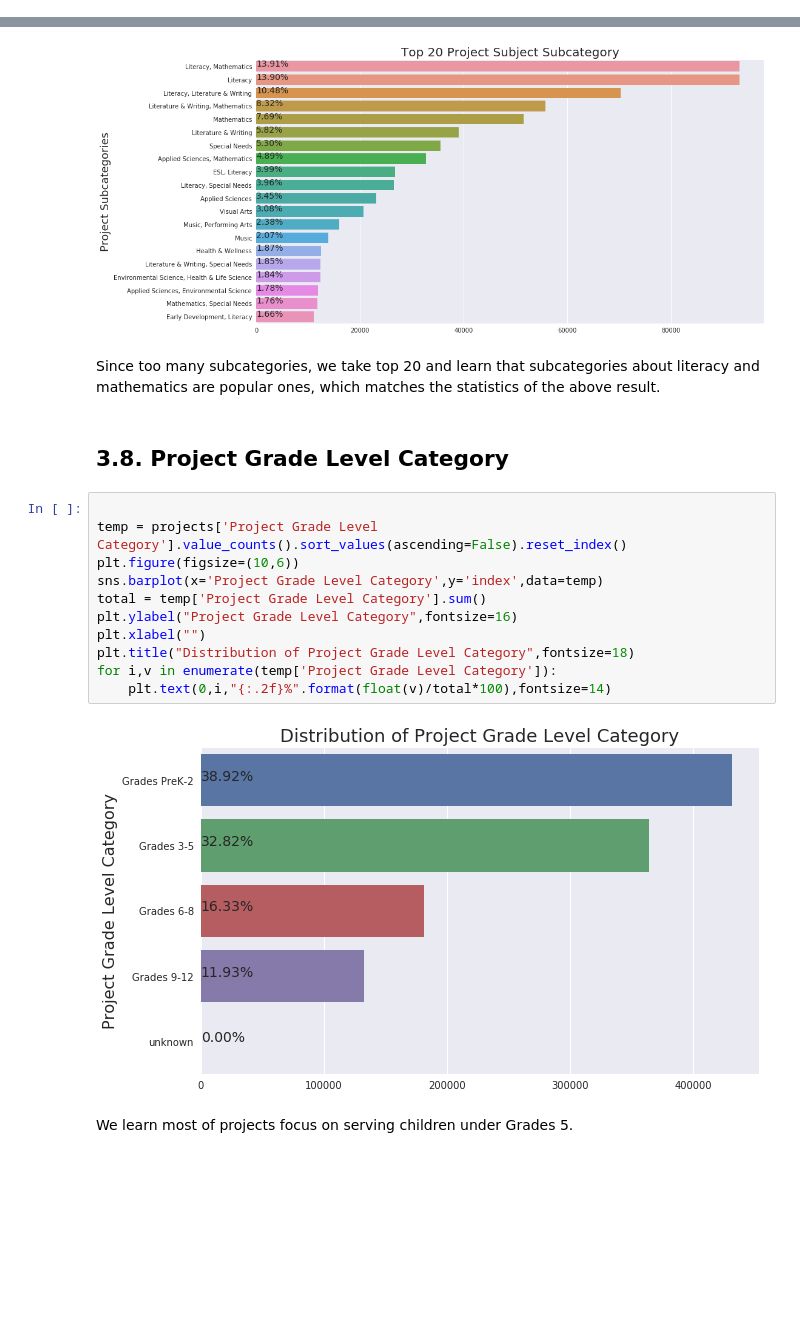
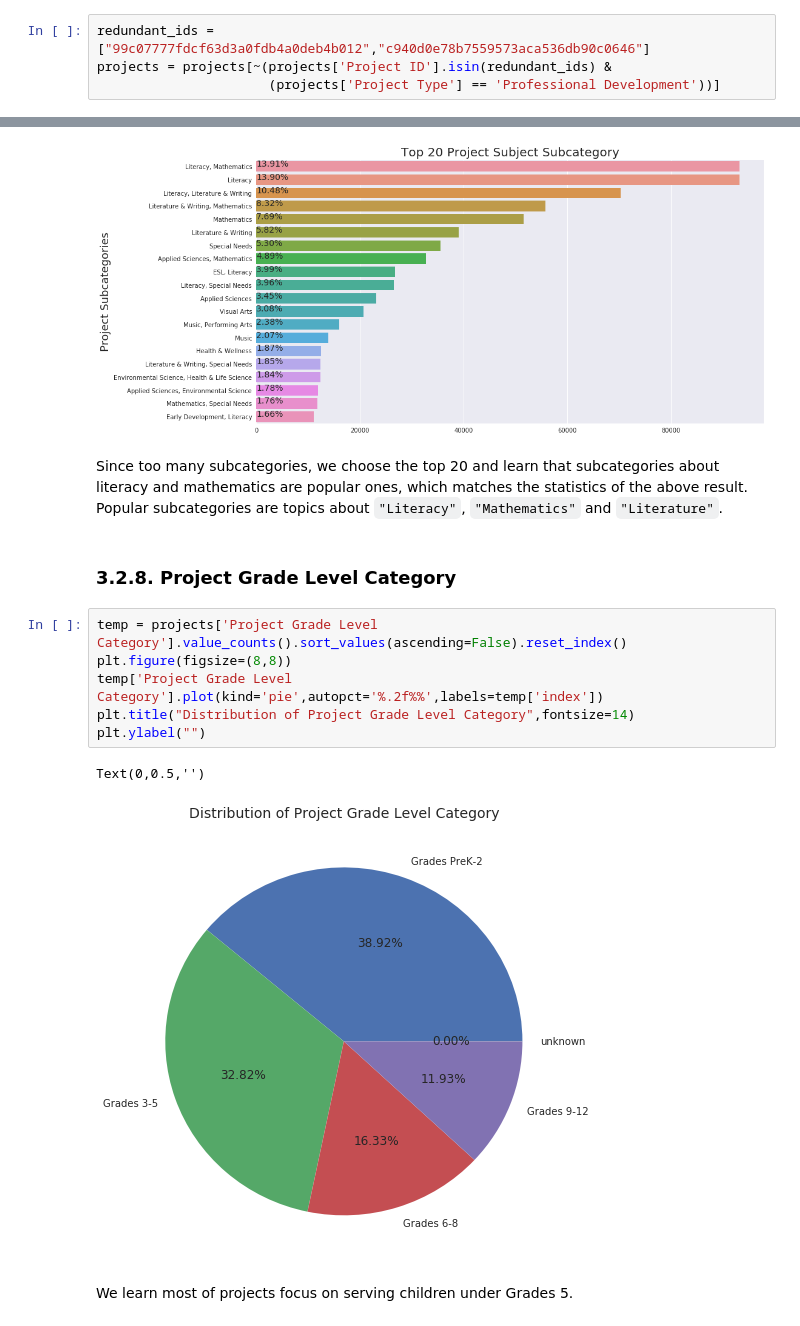
Before and after one commit to nrgdoublex/EDA_DonorsChoose, a Jupyter notebook: EDA.ipynb, the cells around one changed output, grey strips where cells are left out. Saved outputs shown, nothing was run; the diff lists cells and outputs as text; blank space fills up the shorter version.

Commit message:
Revise summary statistic section

```diff
--- a/EDA.ipynb
+++ b/EDA.ipynb
@@ -276,0 +398,4 @@ Text(0.5,1,'Top 20 Donor Cart Sequence')
+# %%
+redundant_ids = ["99c07777fdcf63d3a0fdb4a0deb4b012","c940d0e78b7559573aca536db90c0646"]
+projects = projects[~(projects['Project ID'].isin(redundant_ids) &
+                      (projects['Project Type'] == 'Professional Development'))]
@@ -339,22 +526,18 @@ for i,v in enumerate(temp['Project Subject Subcategory Tree']):
 # %% [output]
 [figure]
 # %% [markdown]
-Since too many subcategories, we take top 20 and learn that subcategories about literacy and mathematics are popular ones, which matches the statistics of the above result.
+Since too many subcategories, we choose the top 20 and learn that subcategories about literacy and mathematics are popular ones, which matches the statistics of the above result. Popular subcategories are topics about `"Literacy"`, `"Mathematics"` and `"Literature"`.
 # %% [markdown]
-## <a id='38'>3.8. Project Grade Level Category</a>
+### <a id='328'>3.2.8. Project Grade Level Category</a>
 # %%
-
 temp = projects['Project Grade Level Category'].value_counts().sort_values(ascending=False).reset_index()
-plt.figure(figsize=(10,6))
-sns.barplot(x='Project Grade Level Category',y='index',data=temp)
-total = temp['Project Grade Level Category'].sum()
-plt.ylabel("Project Grade Level Category",fontsize=16)
-plt.xlabel("")
-plt.title("Distribution of Project Grade Level Category",fontsize=18)
-for i,v in enumerate(temp['Project Grade Level Category']):
-    plt.text(0,i,"{:.2f}%".format(float(v)/total*100),fontsize=14)
+plt.figure(figsize=(8,8))
+temp['Project Grade Level Category'].plot(kind='pie',autopct='%.2f%%',labels=temp['index'])
+plt.title("Distribution of Project Grade Level Category",fontsize=14)
+plt.ylabel("")
 # %% [output]
+Text(0,0.5,'')
-[figure, old version]
+[figure, new version]
 # %% [markdown]
 We learn most of projects focus on serving children under Grades 5.
 # %% [markdown]
```
Also changed, not shown: parts of 142 cells of this notebook.
